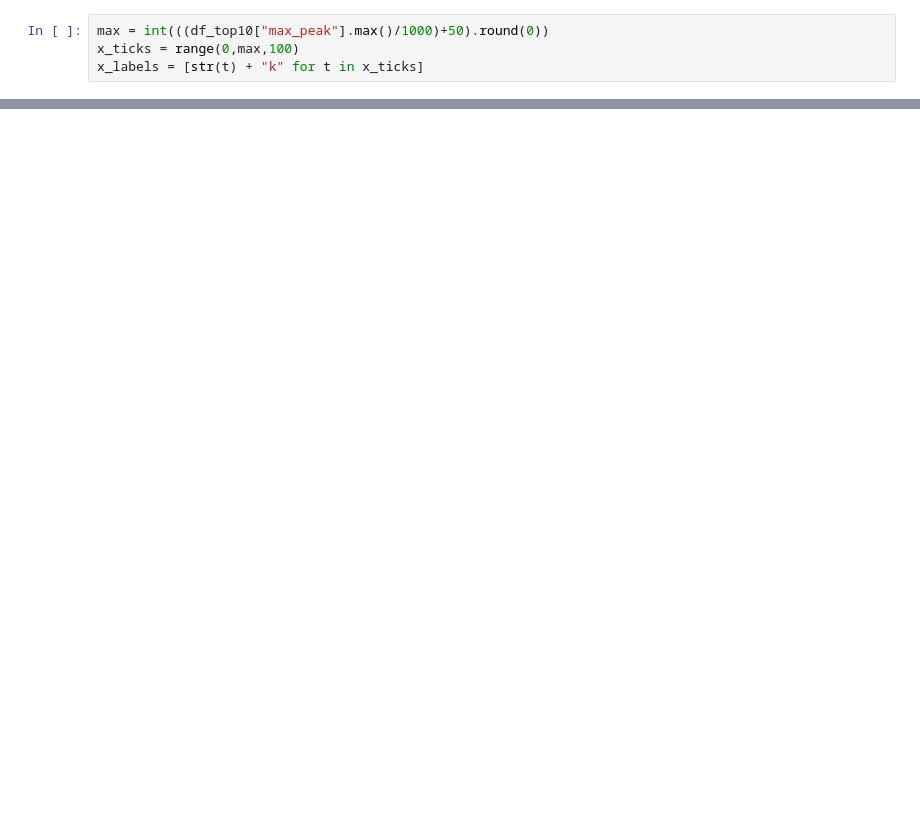
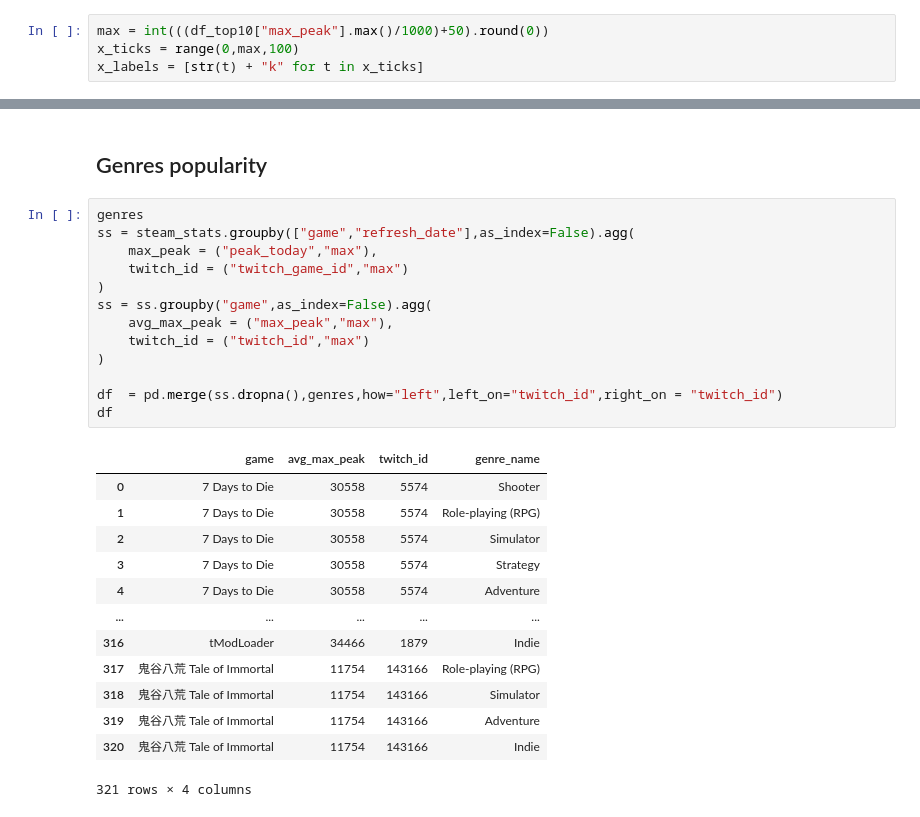
Before and after one commit to pmaciejj/steam_stats, a Jupyter notebook: notebook/steam_stats.ipynb, the cells around one changed output, grey strips where cells are left out. Drawn from its saved outputs; the diff is of its cells as text; blank space fills up the shorter version.

```diff
--- a/notebook/steam_stats.ipynb
+++ b/notebook/steam_stats.ipynb
@@ -163,0 +186,29 @@ df.groupby("company_name").agg(
+# %% [markdown]
+## Genres popularity
+# %%
+genres
+ss = steam_stats.groupby(["game","refresh_date"],as_index=False).agg(
+    max_peak = ("peak_today","max"),
+    twitch_id = ("twitch_game_id","max")
+)
+ss = ss.groupby("game",as_index=False).agg(
+    avg_max_peak = ("max_peak","max"),
+    twitch_id = ("twitch_id","max")
+)
+
+df  = pd.merge(ss.dropna(),genres,how="left",left_on="twitch_id",right_on = "twitch_id")
+df
+# %% [output]
+|  | game | avg_max_peak | twitch_id | genre_name |
+| 0 | 7 Days to Die | 30558 | 5574 | Shooter |
+| 1 | 7 Days to Die | 30558 | 5574 | Role-playing (RPG) |
+| 2 | 7 Days to Die | 30558 | 5574 | Simulator |
+| 3 | 7 Days to Die | 30558 | 5574 | Strategy |
+| 4 | 7 Days to Die | 30558 | 5574 | Adventure |
+| ... | ... | ... | ... | ... |
+| 316 | tModLoader | 34466 | 1879 | Indie |
+| 317 | 鬼谷八荒 Tale of Immortal | 11754 | 143166 | Role-playing (RPG) |
+| 318 | 鬼谷八荒 Tale of Immortal | 11754 | 143166 | Simulator |
+| 319 | 鬼谷八荒 Tale of Immortal | 11754 | 143166 | Adventure |
+| 320 | 鬼谷八荒 Tale of Immortal | 11754 | 143166 | Indie |
+321 rows × 4 columns
```
Also changed, not shown: parts of 13 cells of this notebook, 2 other files.
